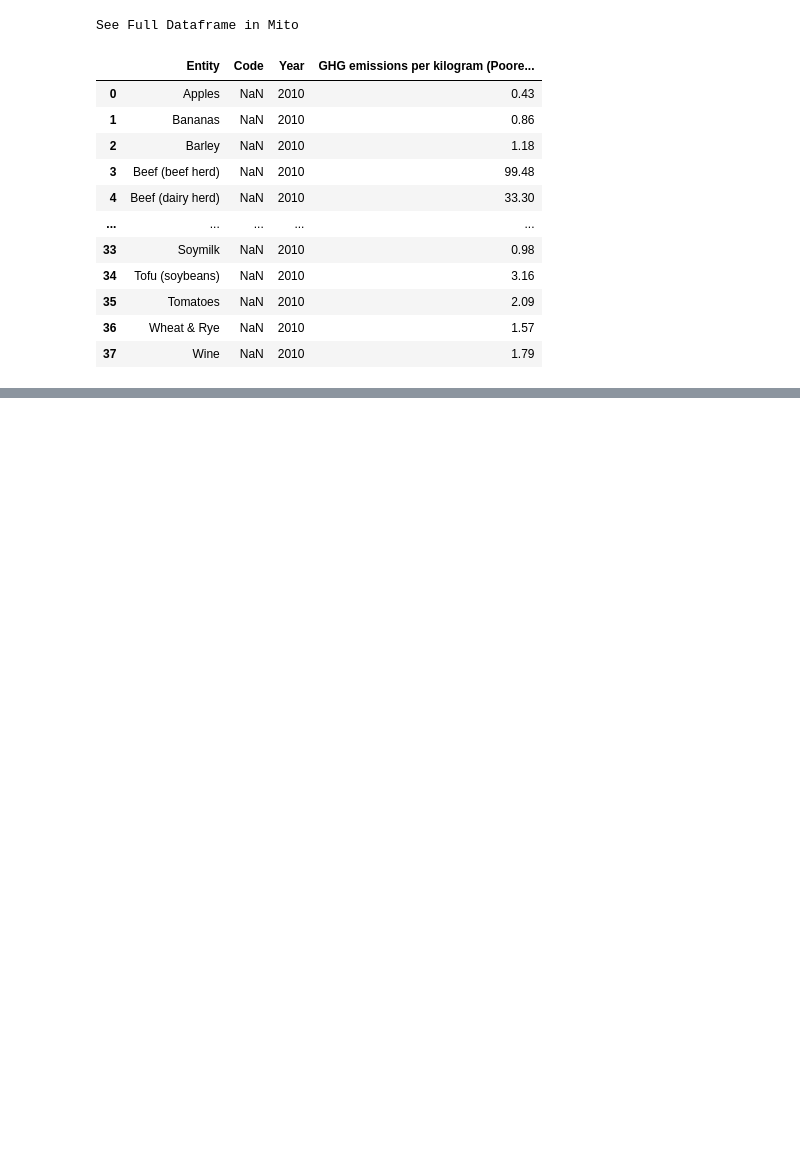
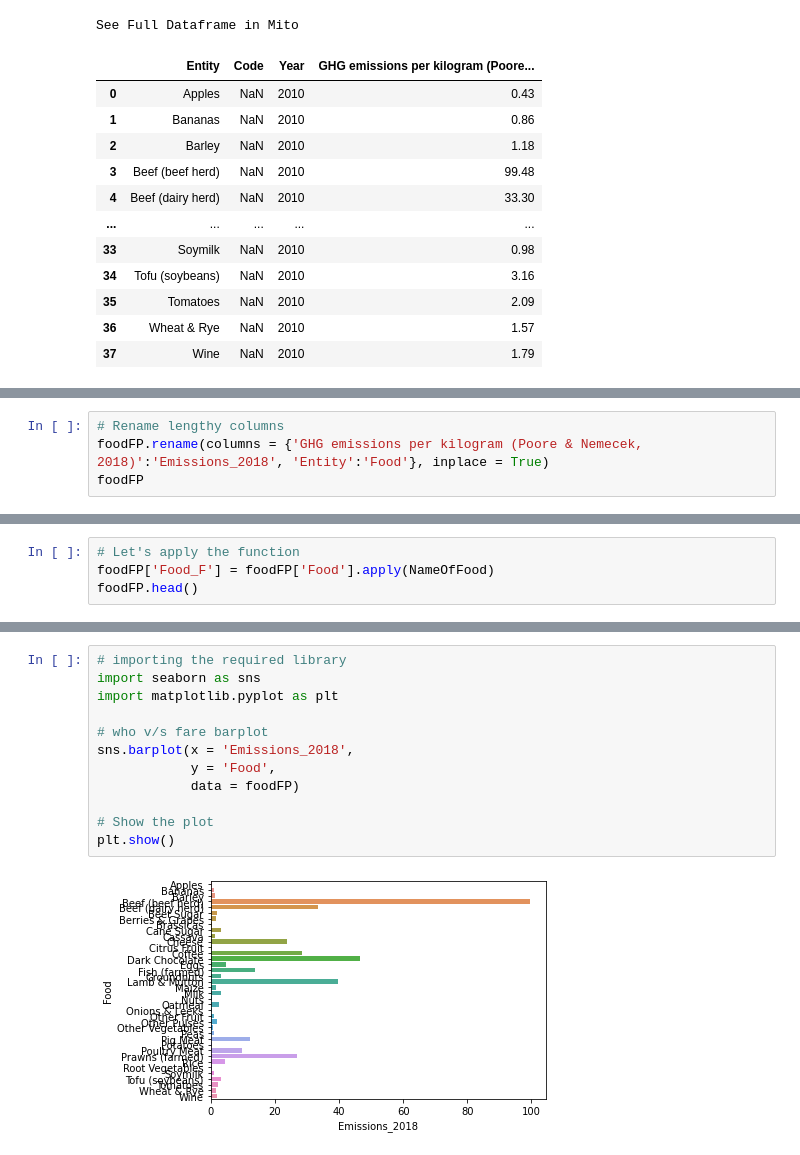
Before and after one commit to RemoteJessy/Jessenia_Lorenzo_WGU_MSDA, a Jupyter notebook: Final_Project/Food-Footprint.ipynb, the cells around one changed output, grey strips where cells are left out. Drawn from its saved outputs; the diff is of its cells as text; blank space fills up the shorter version.

```diff
--- a/Final_Project/Food-Footprint.ipynb
+++ b/Final_Project/Food-Footprint.ipynb
@@ -32,0 +46,4 @@ See Full Dataframe in Mito
+# %%
+# Rename lengthy columns
+foodFP.rename(columns = {'GHG emissions per kilogram (Poore & Nemecek, 2018)':'Emissions_2018', 'Entity':'Food'}, inplace = True)
+foodFP
@@ -32,0 +160,4 @@ See Full Dataframe in Mito
+# %%
+# Let's apply the function
+foodFP['Food_F'] = foodFP['Food'].apply(NameOfFood)
+foodFP.head()
@@ -38,0 +292,14 @@ See Full Dataframe in Mito
+# %%
+# importing the required library
+import seaborn as sns
+import matplotlib.pyplot as plt
+
+# who v/s fare barplot
+sns.barplot(x = 'Emissions_2018',
+			y = 'Food',
+			data = foodFP)
+
+# Show the plot
+plt.show()
+# %% [output]
+[figure, added]
```
Also changed, not shown: parts of 20 cells of this notebook, 6 other files.
